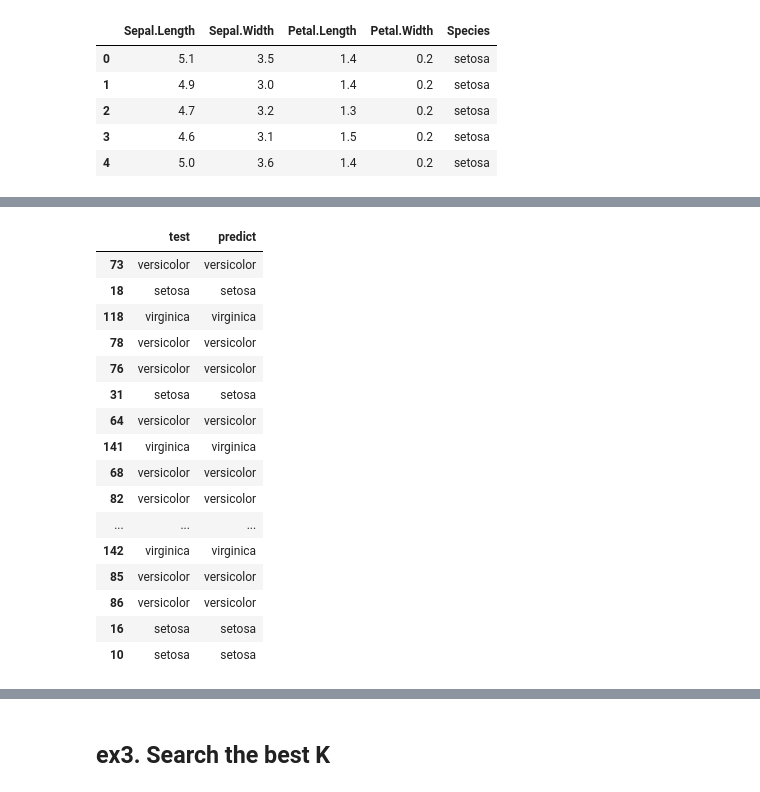
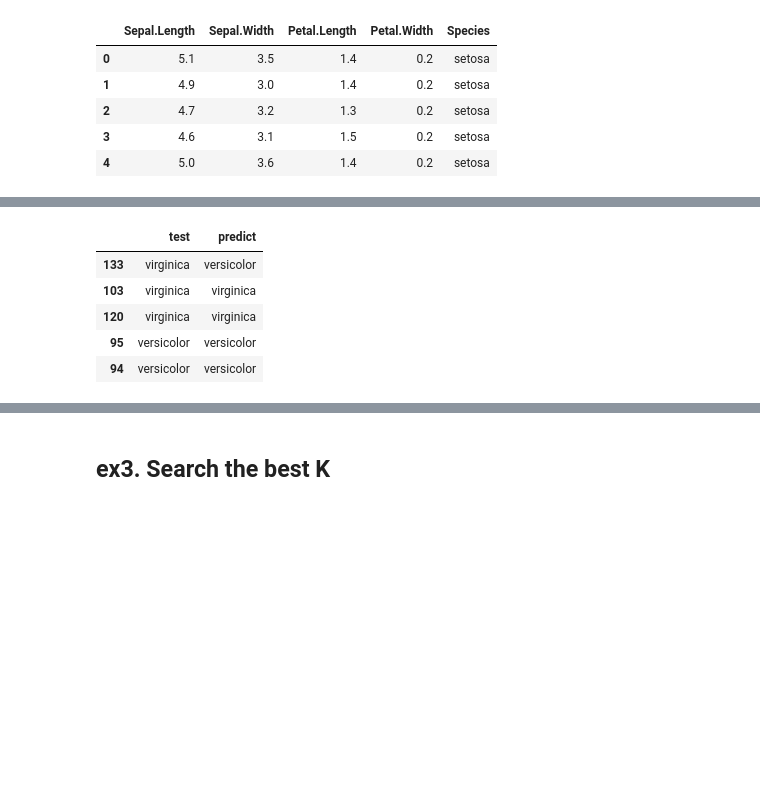
Before and after one commit to vitalii-novikov/ml_projects, a Jupyter notebook: kNN method/kNN (Python)/hw1.ipynb, the cells around one changed output, grey strips where cells are left out. Saved outputs shown, nothing was run; the diff lists cells and outputs as text; code cells hidden in the pictures; blank space fills up the shorter version.

```diff
--- a/kNN method/kNN (Python)/hw1.ipynb
+++ b/kNN method/kNN (Python)/hw1.ipynb
@@ -48,23 +34,12 @@ Accuracy: 1.0
 # %%
-pd.DataFrame({'test': y_test, 'predict': y_pred})
+pd.DataFrame({'test': y_test, 'predict': y_pred}).head()
 # %% [output]
 |  | test | predict |
-| 73 | versicolor | versicolor |
-| 18 | setosa | setosa |
-| 118 | virginica | virginica |
-| 78 | versicolor | versicolor |
-| 76 | versicolor | versicolor |
-| 31 | setosa | setosa |
-| 64 | versicolor | versicolor |
-| 141 | virginica | virginica |
-| 68 | versicolor | versicolor |
-| 82 | versicolor | versicolor |
-| ... | ... | ... |
-| 142 | virginica | virginica |
-| 85 | versicolor | versicolor |
-| 86 | versicolor | versicolor |
-| 16 | setosa | setosa |
-| 10 | setosa | setosa |
+| 133 | virginica | versicolor |
+| 103 | virginica | virginica |
+| 120 | virginica | virginica |
+| 95 | versicolor | versicolor |
+| 94 | versicolor | versicolor |
 # %%
 print(f"Accuracy: {accuracy_score(y_test, y_pred)}")
 # %% [output]
```
Also changed, not shown: parts of 12 cells of this notebook.
